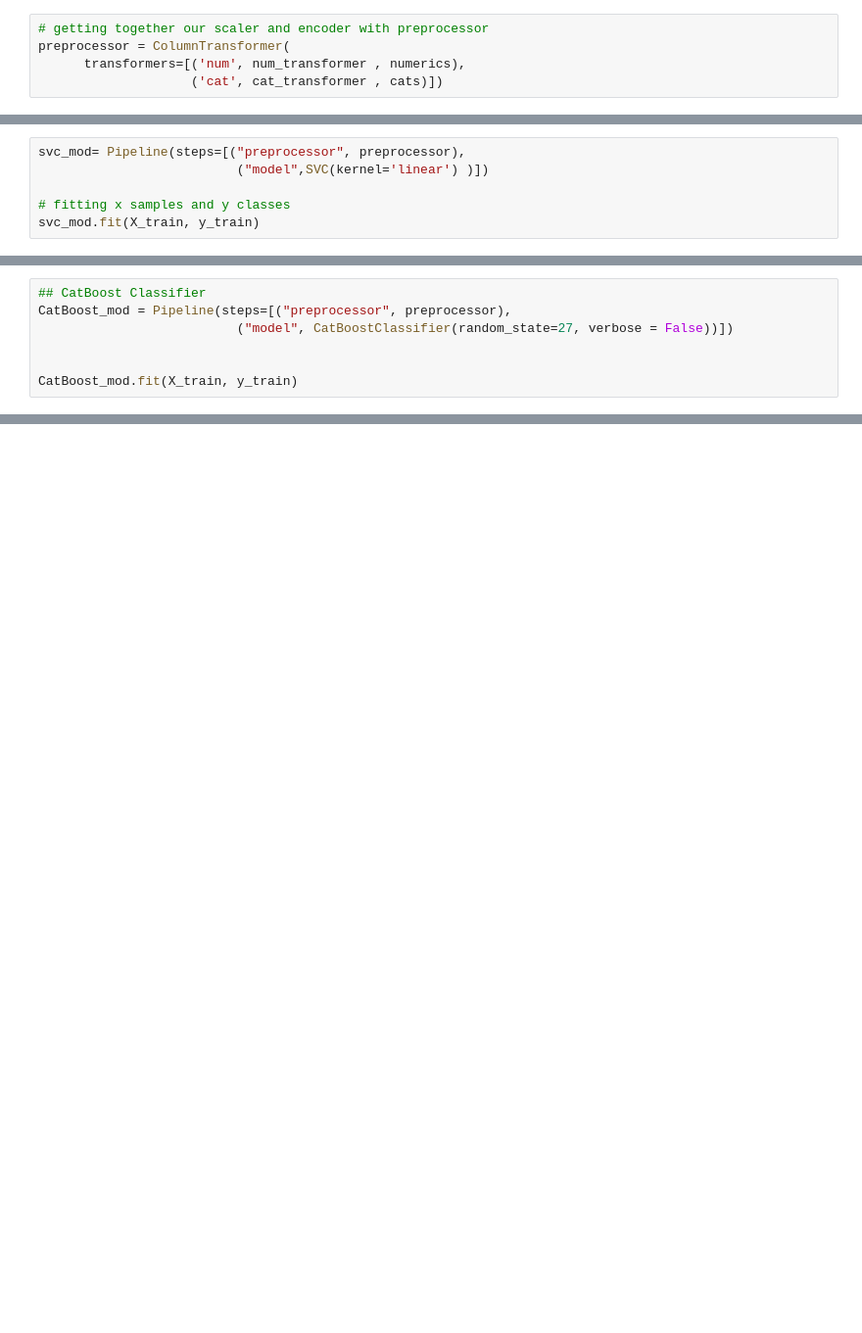
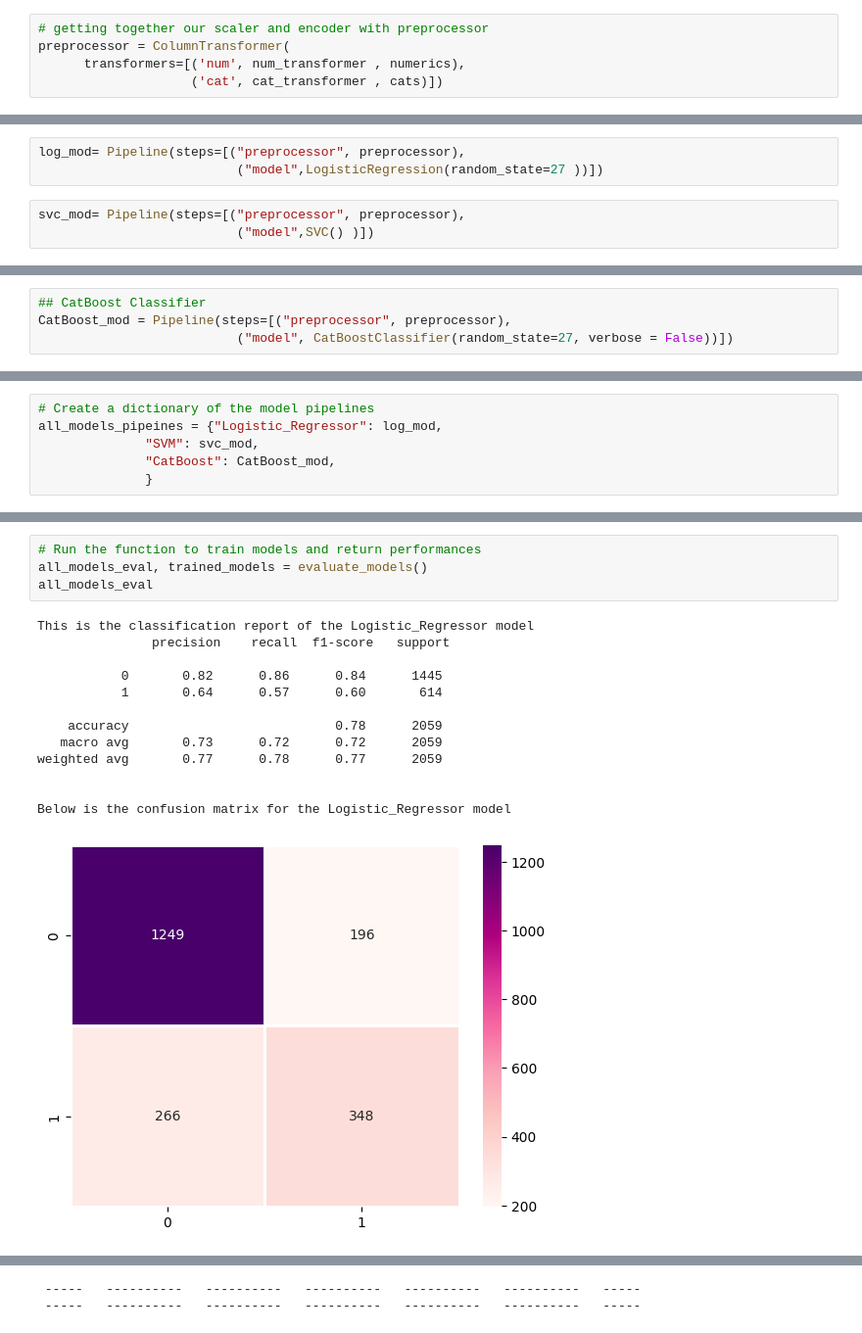
Before and after one commit to kwasichrappah/Custormer-Churn, a Jupyter notebook: customer.ipynb, the cells around one changed output, grey strips where cells are left out. Shown at 98% size. Drawn from its saved outputs; the diff is of its cells as text; blank space fills up the shorter version.

```diff
--- a/customer.ipynb
+++ b/customer.ipynb
@@ -825,6 +715,6 @@ from sklearn.svm import SVC
+# %%
+log_mod= Pipeline(steps=[("preprocessor", preprocessor),
+                          ("model",LogisticRegression(random_state=27 ))])
 # %%
 svc_mod= Pipeline(steps=[("preprocessor", preprocessor),
-                          ("model",SVC(kernel='linear') )])
-
-# fitting x samples and y classes
-svc_mod.fit(X_train, y_train)
+                          ("model",SVC() )])
@@ -878,6 +722,3 @@ plt.show()
 ## CatBoost Classifier
 CatBoost_mod = Pipeline(steps=[("preprocessor", preprocessor),
                           ("model", CatBoostClassifier(random_state=27, verbose = False))])
-
-
-CatBoost_mod.fit(X_train, y_train)
@@ -936,0 +725,6 @@ Done
+# %%
+# Create a dictionary of the model pipelines
+all_models_pipeines = {"Logistic_Regressor": log_mod,
+              "SVM": svc_mod,
+              "CatBoost": CatBoost_mod,
+              }
@@ -936,0 +786,18 @@ Done
+# %%
+# Run the function to train models and return performances
+all_models_eval, trained_models = evaluate_models()
+all_models_eval
+# %% [output]
+This is the classification report of the Logistic_Regressor model
+               precision    recall  f1-score   support
+
+           0       0.82      0.86      0.84      1445
+           1       0.64      0.57      0.60       614
+
+    accuracy                           0.78      2059
+   macro avg       0.73      0.72      0.72      2059
+weighted avg       0.77      0.78      0.77      2059
+
+
+Below is the confusion matrix for the Logistic_Regressor model
+[figure, added]
@@ -936,0 +834,2 @@ Done
+ -----   ----------   ----------   ----------   ----------   ----------   -----
+ -----   ----------   ----------   ----------   ----------   ----------   -----
```
Also changed, not shown: parts of 39 cells of this notebook.
